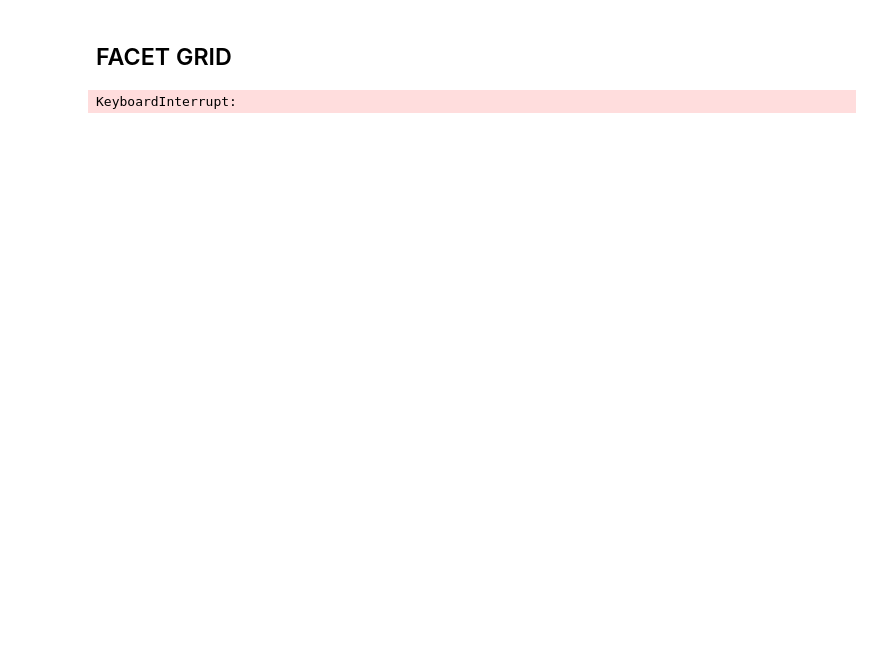
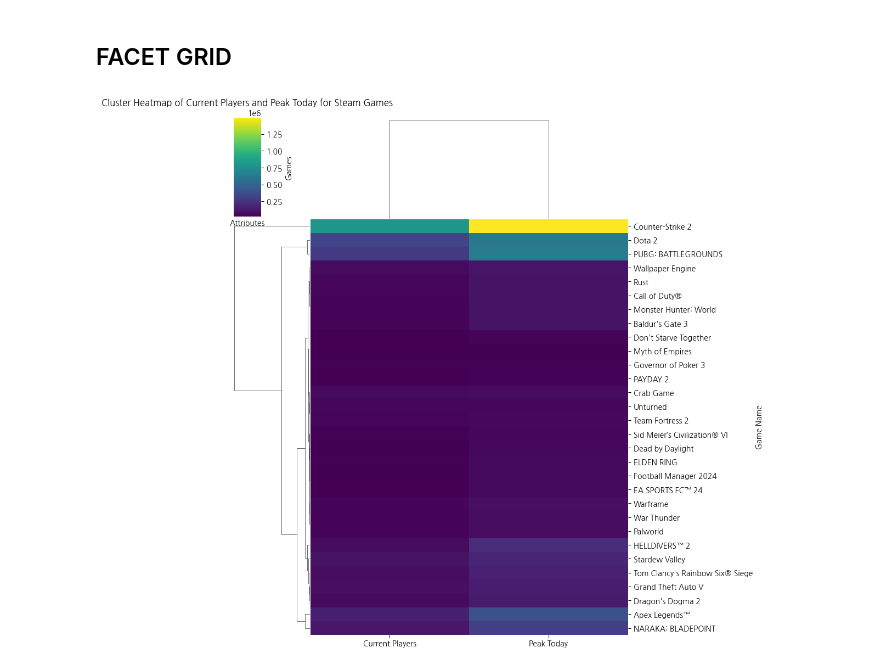
Before and after one commit to SeSAC-UE-AI/AIProject, a Jupyter notebook: Project/JMK/Steammpgraph.ipynb, the cells around one changed output. Cells and saved outputs as stored; diff of their text form; code cells hidden in the pictures; blank space fills up the shorter version.

Commit message:
Graph작업중

```diff
--- a/Project/JMK/Steammpgraph.ipynb
+++ b/Project/JMK/Steammpgraph.ipynb
@@ -80,23 +80,25 @@ plt.show()
 # %%
 import pandas as pd
 import seaborn as sns
 import matplotlib.pyplot as plt
 
 # CSV 파일에서 데이터를 읽어옵니다.
-df = pd.read_csv('steam_games.csv', nrows=30)
+jmk_data = pd.read_csv('steam_games.csv', nrows=30)
+jyj_data = pd.read_csv('..\JYJ\steam_games_TopSeller_bak.csv', nrows=30)
+ksh_data = pd.read_csv('..\KSH\youtube_games.csv')
 
-# 데이터프레임의 'Game Name' 열을 인덱스로 설정합니다.
-df.set_index('Game Name', inplace=True)
+# 게임 이름을 인덱스로 설정합니다.
+jmk_data.set_index('Game Name', inplace=True)
 
-# 'Current Players'와 'Peak Today' 열의 데이터 타입을 숫자로 변환합니다.
-df['Current Players'] = df['Current Players'].str.replace(',', '').astype(int)
-df['Peak Today'] = df['Peak Today'].str.replace(',', '').astype(int)
+# 현재 플레이어 수와 오늘의 최대 플레이어 수를 숫자로 변환합니다.
+jmk_data['Current Players'] = jmk_data['Current Players'].str.replace(',', '').astype(int)
+jmk_data['Peak Today'] = jmk_data['Peak Today'].str.replace(',', '').astype(int)
 
-# FacetGrid를 생성하고 데이터를 시각화합니다.
-g = sns.FacetGrid(df, col='Current Players', row='Peak Today', margin_titles=True)
-g.map(plt.scatter, 'Current Players', 'Peak Today', color='steelblue')
-g.set_axis_labels('Current Players', 'Peak Today')
-plt.tight_layout()
+# 클러스터 히트맵을 그립니다.
+sns.clustermap(jmk_data, cmap='viridis', figsize=(10, 10))
+plt.title('Cluster Heatmap of Current Players and Peak Today for Steam Games')
+plt.xlabel('Attributes')
+plt.ylabel('Games')
 plt.show()
 # %% [output]
-KeyboardInterrupt:
+[figure, added]
```
Also changed, not shown: parts of 6 cells of this notebook.
